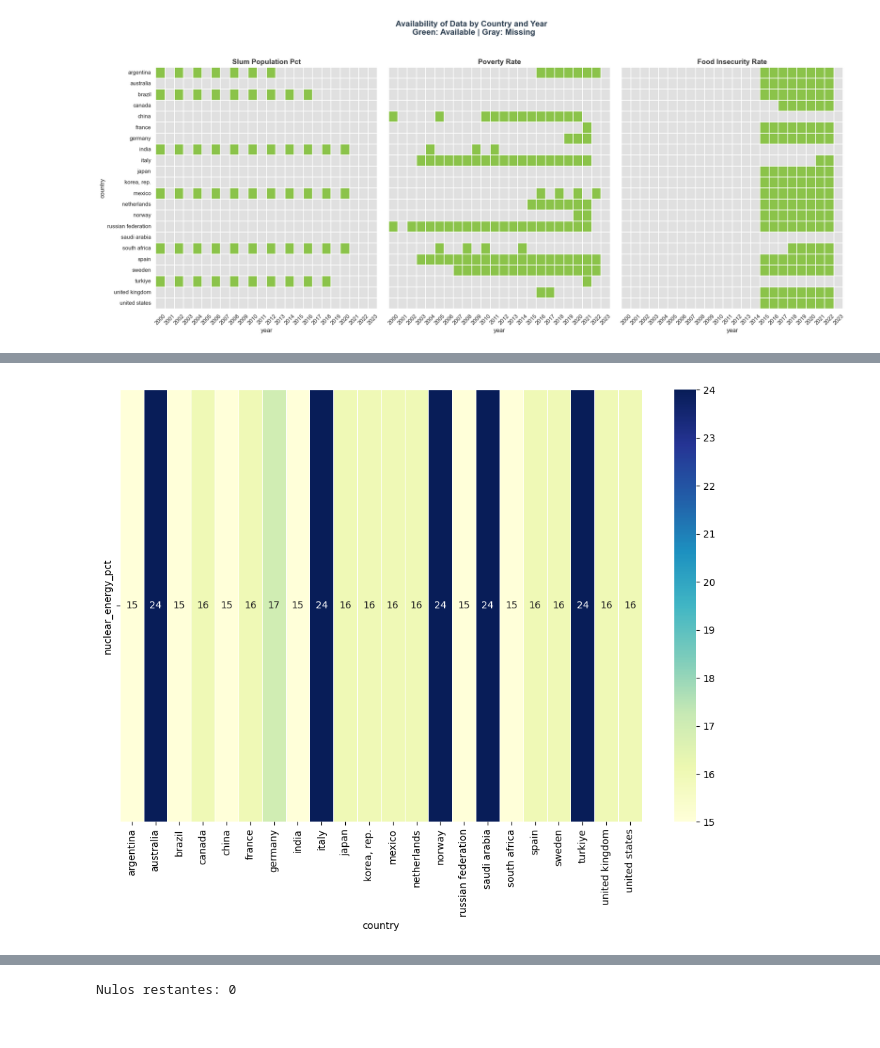
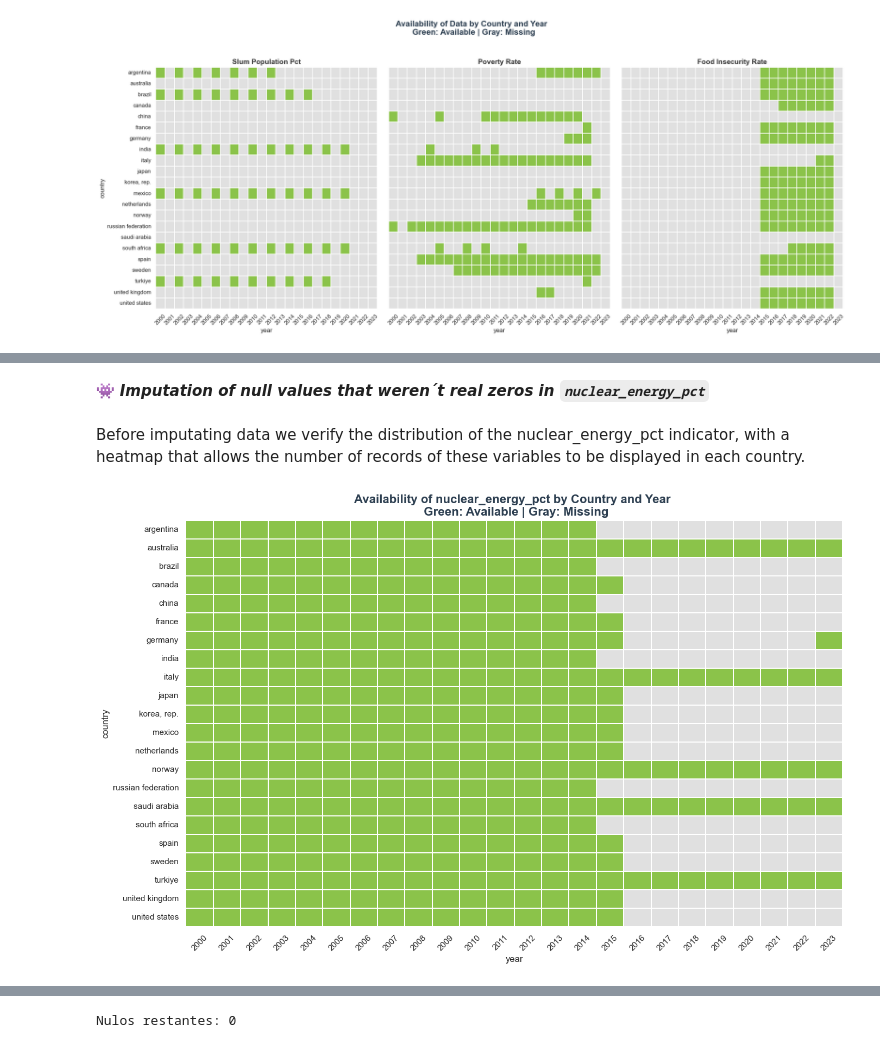
Before and after one commit to valentinabc19/Leukemia-Cancer-Risk-ETL, a Jupyter notebook: api/001_api_eda.ipynb, the cells around one changed output, grey strips where cells are left out. Cells and saved outputs as stored; diff of their text form; code cells hidden in the pictures.

```diff
--- a/api/001_api_eda.ipynb
+++ b/api/001_api_eda.ipynb
@@ -781,27 +668,35 @@ df.loc[(df['country'] == 'germany') & (df['year'] > 2022), 'nuclear_energy_pct']
-# %%
-# Variables con alta tasa de nulos
-vars_altos_nulos = ['nuclear_energy_pct']
-
-# 1. Crear matriz de cobertura 2D
-cobertura = df.groupby('country')[vars_altos_nulos].apply(
-    lambda x: x.notna().sum()
-).unstack()
-
-# 2. Verificar y corregir dimensiones
-if isinstance(cobertura, pd.Series):
-    cobertura = cobertura.unstack()
-elif cobertura.shape[1] == 1:
-    cobertura = cobertura.T
-
-# 3. Heatmap
-plt.figure(figsize=(12, 8))
-sns.heatmap(
-    cobertura,
-    annot=True,
-    fmt='d',
-    cmap='YlGnBu',
-    linewidths=.5
-)
-plt.show()
-# %% [output]
-[figure, removed]
+# %% [markdown]
+👾 ***Imputation of null values that weren´t real zeros in `nuclear_energy_pct`***
+# %% [markdown]
+Before imputating data we verify the distribution of the nuclear_energy_pct indicator, with a heatmap that allows the number of records of these variables to be displayed in each country.
+# %%
+sns.set_theme(style="whitegrid")
+
+coverage = df.pivot_table(
+    index='country',
+    columns='year',
+    values='nuclear_energy_pct',
+    aggfunc=lambda x: 1 if x.notna().any() else 0
+)
+
+custom_cmap = sns.color_palette(["#e0e0e0", "#8bc34a"])
+
+plt.figure(figsize=(14, 9))
+sns.heatmap(
+    coverage,
+    cmap=custom_cmap,
+    cbar=False,
+    linewidths=0.3,
+    linecolor='white'
+)
+
+plt.title('Availability of nuclear_energy_pct by Country and Year \n Green: Available | Gray: Missing',
+          fontsize=16, fontweight='bold', color='#2c3e50')
+plt.xlabel('year', fontsize=12)
+plt.ylabel('country', fontsize=12)
+plt.xticks(rotation=45)
+plt.yticks(rotation=0)
+plt.tight_layout()
+plt.show()
+# %% [output]
+[figure, added]
```
Also changed, not shown: parts of 45 cells of this notebook.
